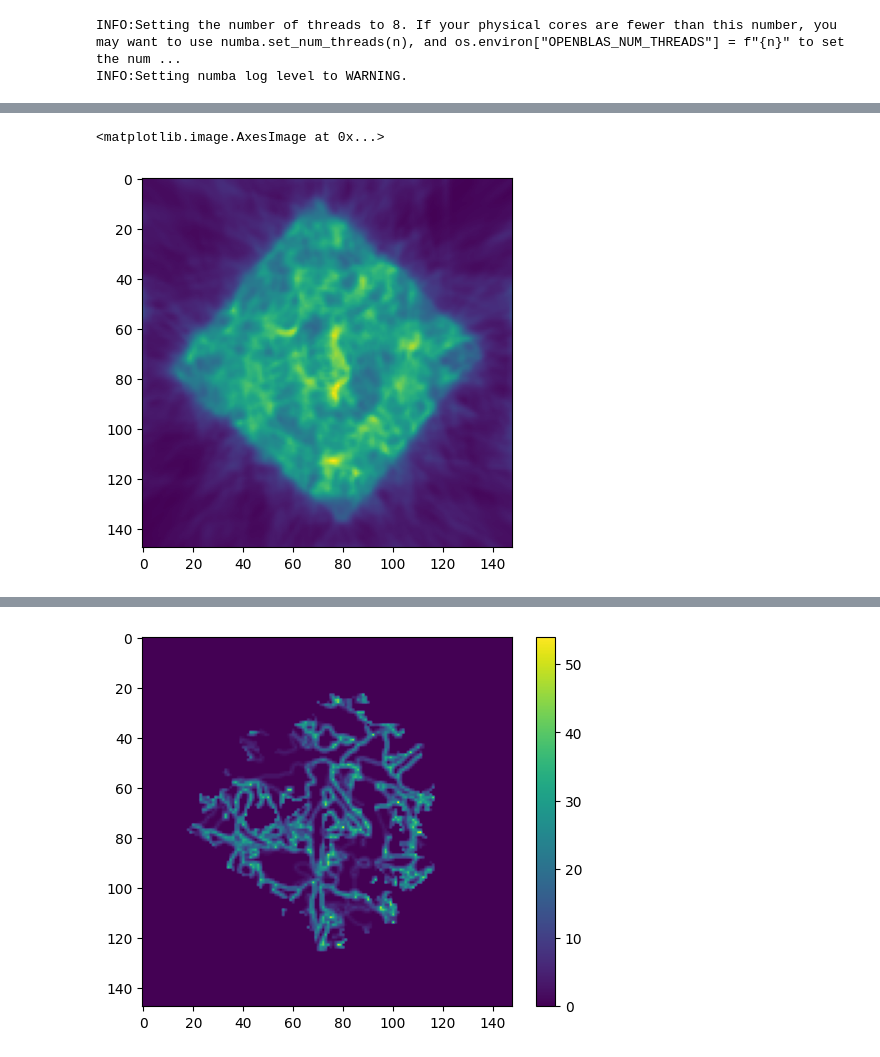
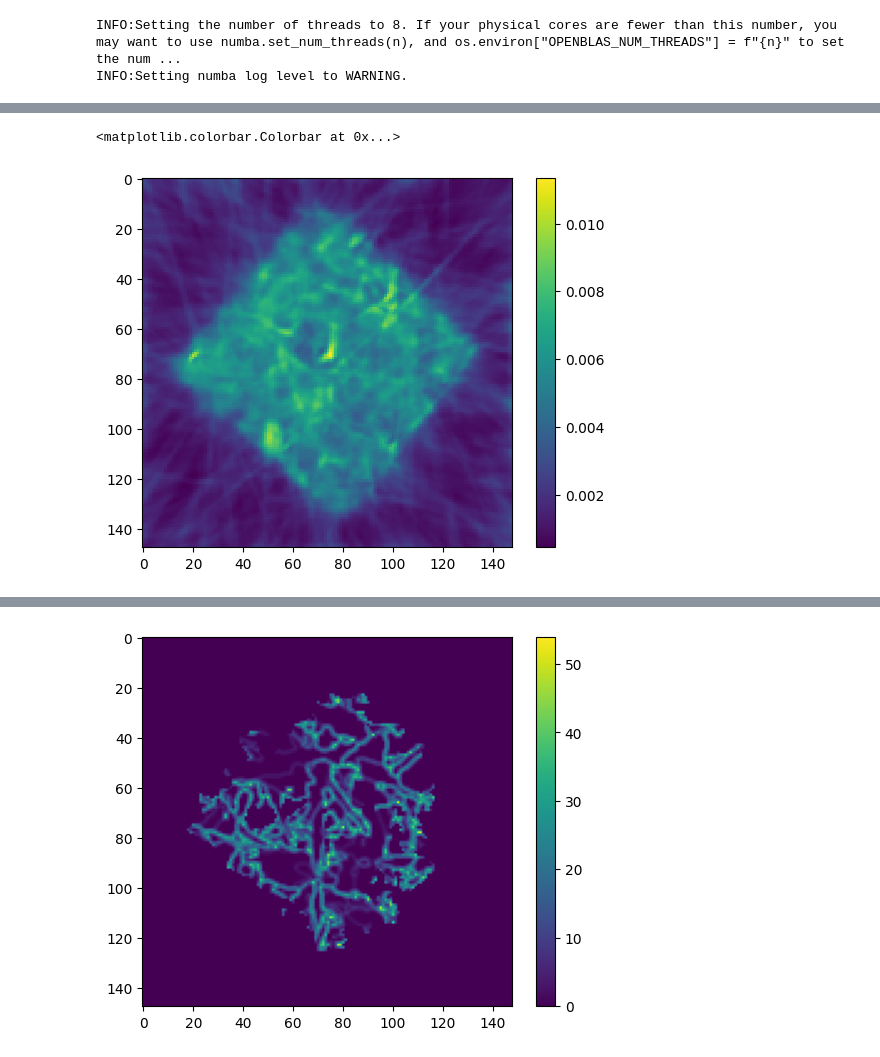
Before and after one commit to msaca-okse/basis_adaptive_textom, a Jupyter notebook: testing/texture_analysis_s3dxrd_orientations.ipynb, the cells around one changed output, grey strips where cells are left out. Cells and saved outputs as stored; diff of their text form; code cells hidden in the pictures.

```diff
--- a/testing/texture_analysis_s3dxrd_orientations.ipynb
+++ b/testing/texture_analysis_s3dxrd_orientations.ipynb
@@ -91,8 +92,8 @@ with h5py.File("/work3/msaca/basis_set.h5", "r") as f:
     scores = f["scores"][...]
 
 grid = OrientationTree.from_rotation_matrices(
-    numpy_orien[::4],
-    sigma=0.03,
+    numpy_orien[:],
+    sigma=0.02,
 )
 # %%
 data_size = N_rot*Nx*N_chi*N_theta*4/1e6
@@ -136,8 +132,8 @@ op = PFO_SINGLE(
         cfg = cfg,
         material=material,
         grid=grid,
-        max_gb=0.3,
-        verbose=False,
+        max_gb=0.6,
+        verbose=True,
         normalized = True,)
 
 gpu_log = GPUMemoryLogger(interval=0.5, gpu_id=2)
@@ -147,7 +143,7 @@ gpu_log.start()
 queue = op.queue
 Nx, Ny, K = op.Nx, op.Ny, op.K
 
-x0_gpu = clarray.zeros(
+x_gpu = clarray.zeros(
     queue,
     (Nx, Ny, K),
     dtype=np.float32,
@@ -163,3 +159,4 @@ assert out_gpu.flags.c_contiguous
 # l1 constant: 1e7
 # tv constant: 2e-6
 # L constant for l1: 5e11
+print(op.batches)
@@ -172,0 +188,2 @@ plt.colorbar()
+# %%
+norm_sq = estimate_L_power(op, niter=6, seed=0, eps=1e-30, verbose=1)
@@ -173,24 +197,13 @@ plt.colorbar()
 # %%
-solver = FISTAHuberOpenCL(op, prox_kind="nonneg_l1", lam=1.5*1e2, L=1e11, huber_delta=4)
 
-x_sol_gpu = solver.run(x0_gpu, out_gpu, niter=50, verbose=1, diagnostics_interval=1)
+solver = FISTAOpenCL(op, prox_kind="nonneg", lam=5*1e0, L=1.1*norm_sq)
+
+solver.run(x_gpu, out_gpu, niter=50, verbose=1, diagnostics_interval=1)
 #prediction = op.adjoint(out_gpu)
-coeffs = x_sol_gpu.get().transpose((0,1,2))[::-1,::-1]
+coeffs = x_gpu.get().transpose((0,1,2))[::-1,::-1]
 #op.free_memory()
 # del x_sol_gpu
 # del out_gpu
 # del x0_gpu
 # gc.collect()
-
-gpu_log.stop()
-
-t, mem = gpu_log.as_arrays()
-import matplotlib.pyplot as plt
-
-plt.plot(t, mem)
-plt.xlabel("Time [s]")
-plt.ylabel("GPU memory used [MB]")
-plt.title("GPU memory usage over time")
-plt.grid(True)
-plt.show()
 # %% [output]
@@ -217,8 +237,9 @@ KeyboardInterrupt:
 # %%
-plt.imshow(coeffs.sum(axis=-1))
+plt.imshow(coeffs.sum(axis=-1), interpolation= 'nearest')
+plt.colorbar()
 # %% [output]
-<matplotlib.image.AxesImage at 0x...>
+<matplotlib.colorbar.Colorbar at 0x...>
-[figure, old version]
+[figure, new version]
 # %%
 grid_sp = grid.rotations_at_level(0)
 grid_sp = R.concatenate(grid_sp)
```
Also changed, not shown: parts of 11 cells of this notebook, 34 other files.
